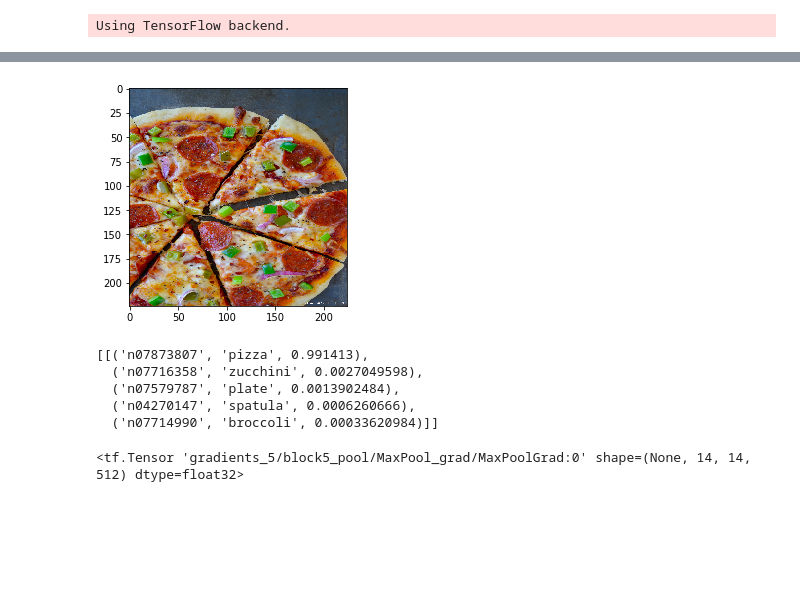
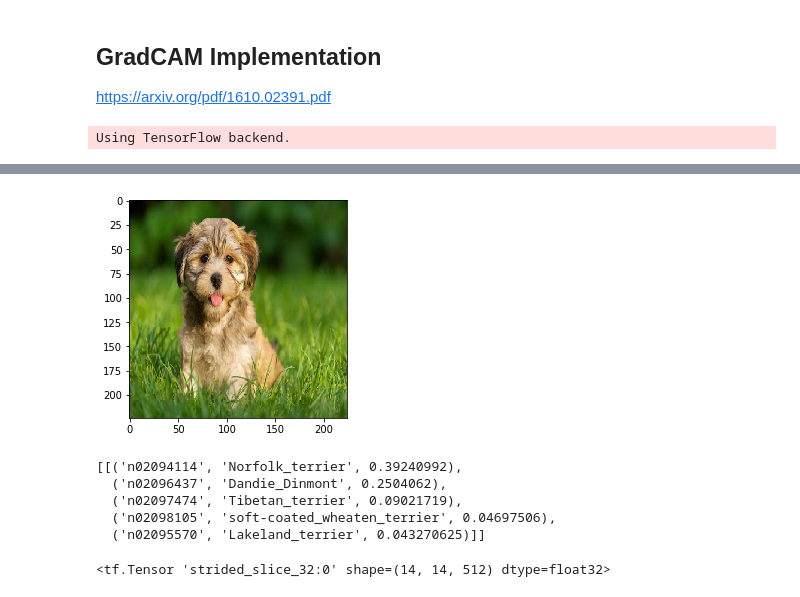
Before and after one commit to sumansid/Gradcam-implementation, a Jupyter notebook: GradCam.ipynb, the cells around one changed output, grey strips where cells are left out. Cells and saved outputs as stored; diff of their text form; code cells hidden in the pictures; blank space fills up the shorter version.

```diff
--- a/GradCam.ipynb
+++ b/GradCam.ipynb
@@ -1,3 +1,6 @@
+# %% [markdown]
+## GradCAM Implementation
+https://arxiv.org/pdf/1610.02391.pdf
 # %%
 import numpy as np
 import keras
@@ -32,28 +37,29 @@ Non-trainable params: 0
 _________________________________________________________________
 None
 # %%
-img_1_initial = load_img("pizza.jpg", target_size=(224, 224))
+img_1_initial = load_img("cute-puppy-body-image.jpg", target_size=(224, 224))
 plt.imshow(img_1_initial)
 img_1 = img_to_array(img_1_initial)
 img_1 = img_1.reshape((1, img_1.shape[0], img_1.shape[1], img_1.shape[2]))
 img_1 = preprocess_input(img_1)
 # %% [output]
-[figure, old version]
+[figure, new version]
 # %%
 predict = model.predict(img_1)
 decode_predictions(predict)
 # %% [output]
-[[('n07873807', 'pizza', 0.991413),
-  ('n07716358', 'zucchini', 0.0027049598),
-  ('n07579787', 'plate', 0.0013902484),
-  ('n04270147', 'spatula', 0.0006260666),
-  ('n07714990', 'broccoli', 0.00033620984)]]
+[[('n02094114', 'Norfolk_terrier', 0.39240992),
+  ('n02096437', 'Dandie_Dinmont', 0.2504062),
+  ('n02097474', 'Tibetan_terrier', 0.09021719),
+  ('n02098105', 'soft-coated_wheaten_terrier', 0.04697506),
+  ('n02095570', 'Lakeland_terrier', 0.043270625)]]
 # %%
 last_layer = model.get_layer('block5_conv3')
-grads = keras.backend.gradients(model.output[:,999],last_layer.output)[0]
-grads
+
+grads = keras.backend.gradients(model.output[:,512],last_layer.output)[0]
+last_layer.output[0]
 # %% [output]
-<tf.Tensor 'gradients_5/block5_pool/MaxPool_grad/MaxPoolGrad:0' shape=(None, 14, 14, 512) dtype=float32>
+<tf.Tensor 'strided_slice_32:0' shape=(14, 14, 512) dtype=float32>
 # %%
 pooled_grads = keras.backend.mean(grads,axis=(0,1,2))
 iterate = keras.backend.function([model.input],[pooled_grads,last_layer.output[0]])
```
Also changed, not shown: parts of 5 cells of this notebook.
